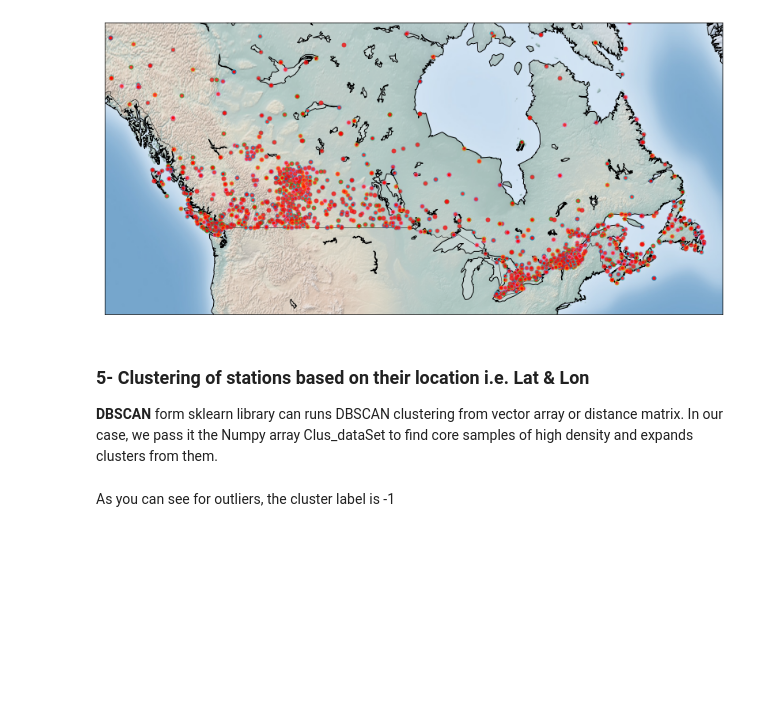
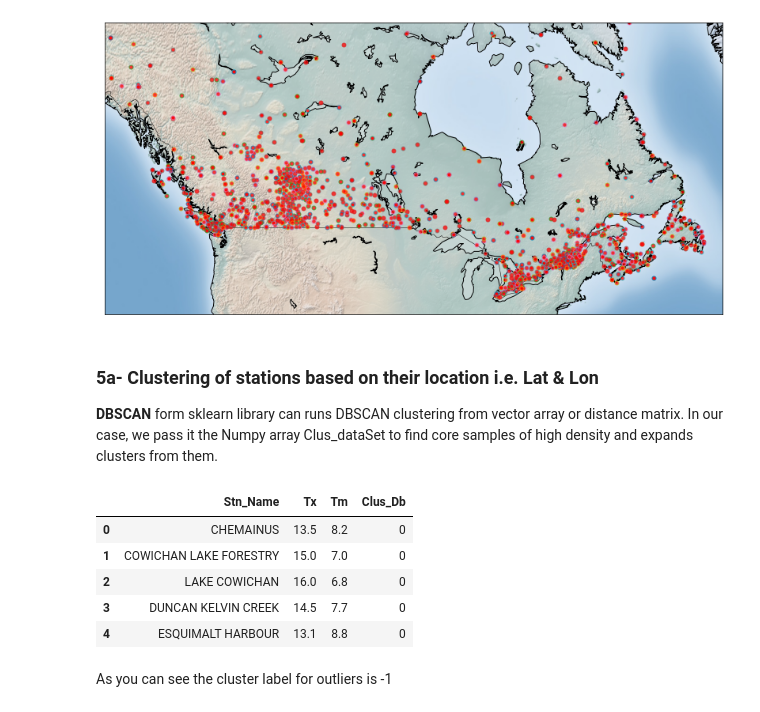
Before and after one commit to TimKong21/IBM-Data-Science-Professional-Certificate, a Jupyter notebook: Machine Learning with Python/Week 4_DBSCAN clustering/ML0101EN-Clus-DBSCN-weather.ipynb, the cells around one changed output. Cells and saved outputs as stored; diff of their text form; code cells hidden in the pictures; blank space fills up the shorter version.

```diff
--- a/Machine Learning with Python/Week 4_DBSCAN clustering/ML0101EN-Clus-DBSCN-weather.ipynb
+++ b/Machine Learning with Python/Week 4_DBSCAN clustering/ML0101EN-Clus-DBSCN-weather.ipynb
@@ -322,6 +324,6 @@ The dedent function was deprecated in Matplotlib 3.1 and will be removed in 3.3.
 The dedent function was deprecated in Matplotlib 3.1 and will be removed in 3.3. Use inspect.cleandoc instead.
 [figure]
 # %% [markdown]
-### 5- Clustering of stations based on their location i.e. Lat & Lon
+### 5a- Clustering of stations based on their location i.e. Lat & Lon
 
 **DBSCAN** form sklearn library can runs DBSCAN clustering from vector array or distance matrix. In our case, we pass it the Numpy array Clus_dataSet to find core samples of high density and expands clusters from them.
@@ -328,26 +334,33 @@ The dedent function was deprecated in Matplotlib 3.1 and will be removed in 3.3.
 # %%
-from sklearn.cluster import DBSCAN
-import sklearn.utils
-from sklearn.preprocessing import StandardScaler
-sklearn.utils.check_random_state(1000)
+# use seed 1000(to make labels predicatable)
+# when np.random.rand is called next timee (only one time)
+check_random_state(1000)
+
+# normalization
 Clus_dataSet = pdf[['xm','ym']]
-Clus_dataSet = np.nan_to_num(Clus_dataSet)
+Clus_dataSet = np.nan_to_num(Clus_dataSet) #replace Nans with zeroes
 Clus_dataSet = StandardScaler().fit_transform(Clus_dataSet)
 
 # Compute DBSCAN
 db = DBSCAN(eps=0.15, min_samples=10).fit(Clus_dataSet)
 core_samples_mask = np.zeros_like(db.labels_, dtype=bool)
-core_samples_mask[db.core_sample_indices_] = True
+core_samples_mask[db.core_sample_indices_] = True #contains both border samples + outliers
 labels = db.labels_
 pdf["Clus_Db"]=labels
 
 realClusterNum=len(set(labels)) - (1 if -1 in labels else 0)
 clusterNum = len(set(labels))
 
-
 # A sample of clusters
 pdf[["Stn_Name","Tx","Tm","Clus_Db"]].head(5)
+# %% [output]
+|  | Stn_Name | Tx | Tm | Clus_Db |
+| 0 | CHEMAINUS | 13.5 | 8.2 | 0 |
+| 1 | COWICHAN LAKE FORESTRY | 15.0 | 7.0 | 0 |
+| 2 | LAKE COWICHAN | 16.0 | 6.8 | 0 |
+| 3 | DUNCAN KELVIN CREEK | 14.5 | 7.7 | 0 |
+| 4 | ESQUIMALT HARBOUR | 13.1 | 8.8 | 0 |
 # %% [markdown]
-As you can see for outliers, the cluster label is -1
+As you can see the cluster label for outliers is -1
 # %%
 set(labels)
```
Also changed, not shown: parts of 24 cells of this notebook.
